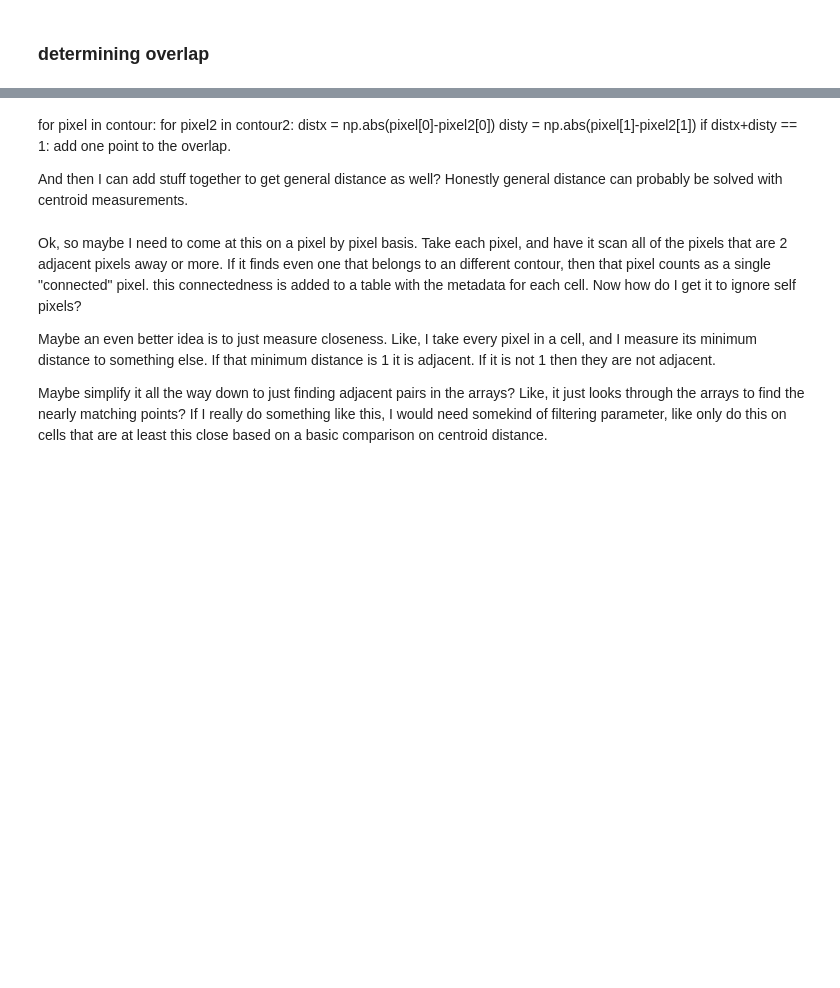
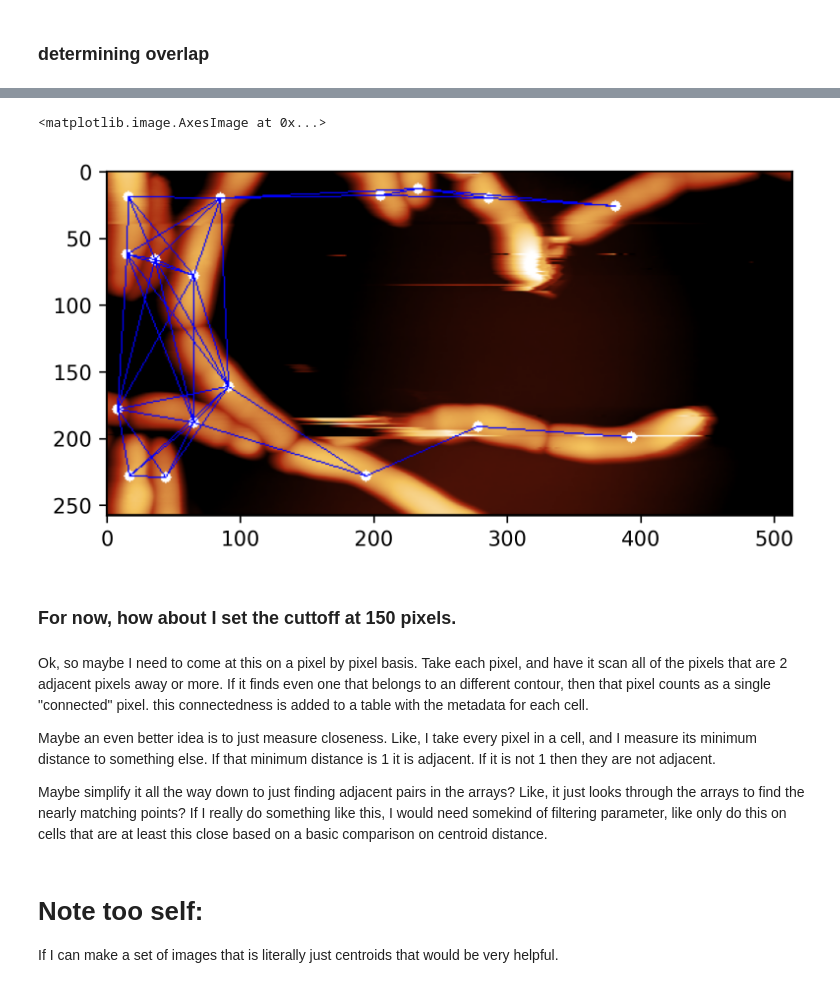
Before and after one commit to Raif-fl/AFM_Automation_code, a Jupyter notebook: Collect_metadata.ipynb, the cells around one changed output, grey strips where cells are left out. Drawn from its saved outputs; the diff is of its cells as text; code cells hidden in the pictures; blank space fills up the shorter version.

Commit message:
created full overlap prototype

```diff
--- a/Collect_metadata.ipynb
+++ b/Collect_metadata.ipynb
@@ -232,17 +183,18 @@ adj
+# %%
+plt.imshow(img)
+# %% [output]
+<matplotlib.image.AxesImage at 0x...>
+[figure, added]
+# %% [markdown]
+### For now, how about I set the cuttoff at 150 pixels.
 # %%
 #OH SWEET GOD IN HEAVEN IT ACTUALLY KIND OF WORKED
-# %% [markdown]
-for pixel in contour:
-    for pixel2 in contour2:
-        distx = np.abs(pixel[0]-pixel2[0])
-        disty = np.abs(pixel[1]-pixel2[1])
-        if distx+disty == 1:
-            add one point to the overlap.
-
-And then I can add stuff together to get general distance as well? Honestly general distance can probably be solved with centroid measurements.
 # %% [markdown]
-Ok, so maybe I need to come at this on a pixel by pixel basis. Take each pixel, and have it scan all of the pixels that are 2 adjacent pixels away or more. If it finds even one that belongs to an different contour, then that pixel counts as a single "connected" pixel. this connectedness is added to a table with the metadata for each cell. Now how do I get it to ignore self pixels?
+Ok, so maybe I need to come at this on a pixel by pixel basis. Take each pixel, and have it scan all of the pixels that are 2 adjacent pixels away or more. If it finds even one that belongs to an different contour, then that pixel counts as a single "connected" pixel. this connectedness is added to a table with the metadata for each cell.
 
 Maybe an even better idea is to just measure closeness. Like, I take every pixel in a cell, and I measure its minimum distance to something else. If that minimum distance is 1 it is adjacent. If it is not 1 then they are not adjacent.
 
 Maybe simplify it all the way down to just finding adjacent pairs in the arrays? Like, it just looks through the arrays to find the nearly matching points? If I really do something like this, I would need somekind of filtering parameter, like only do this on cells that are at least this close based on a basic comparison on centroid distance.
+# %% [markdown]
+# Note too self:
+If I can make a set of images that is literally just centroids that would be very helpful.
```
Also changed, not shown: parts of 33 cells of this notebook, 1 other file.
